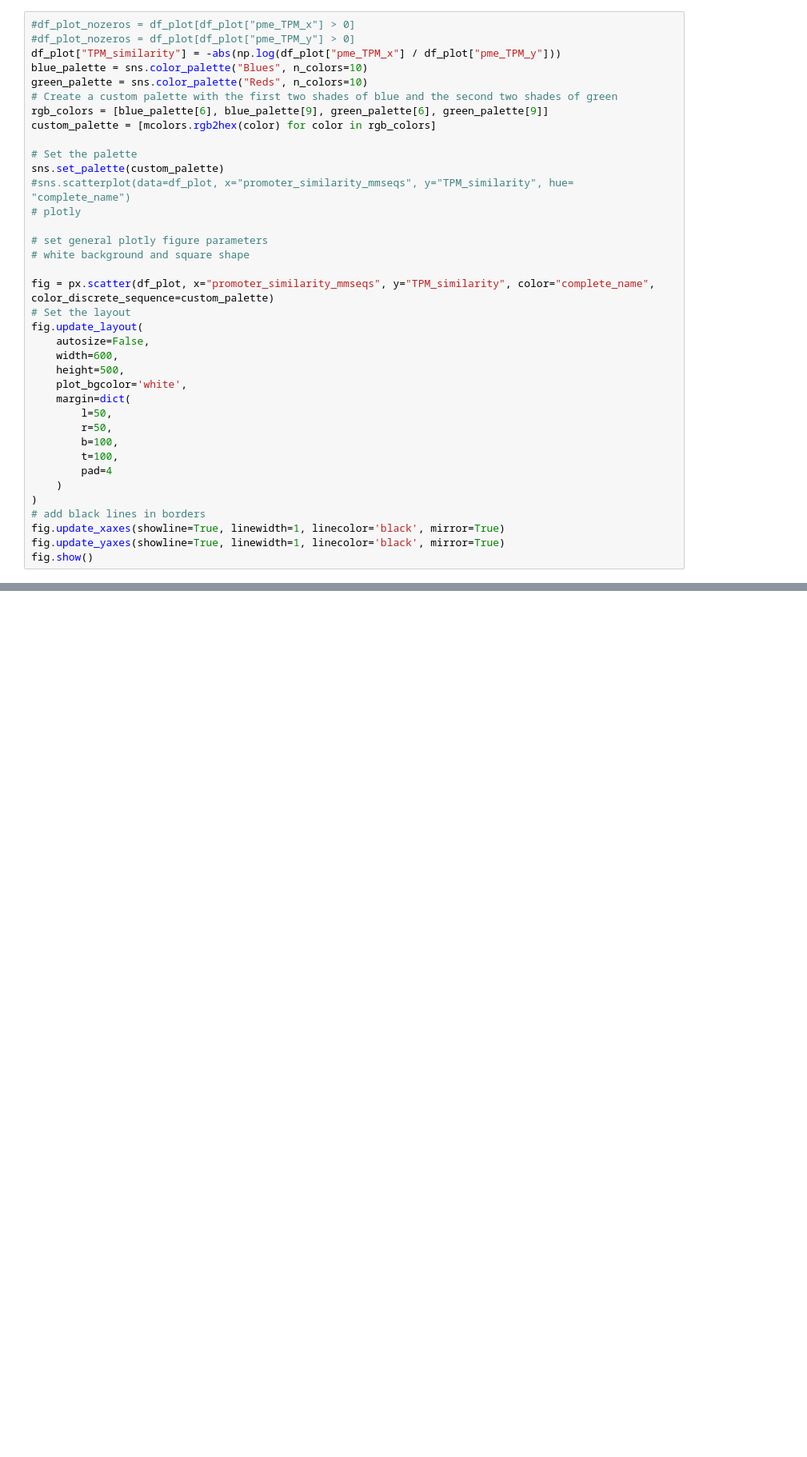
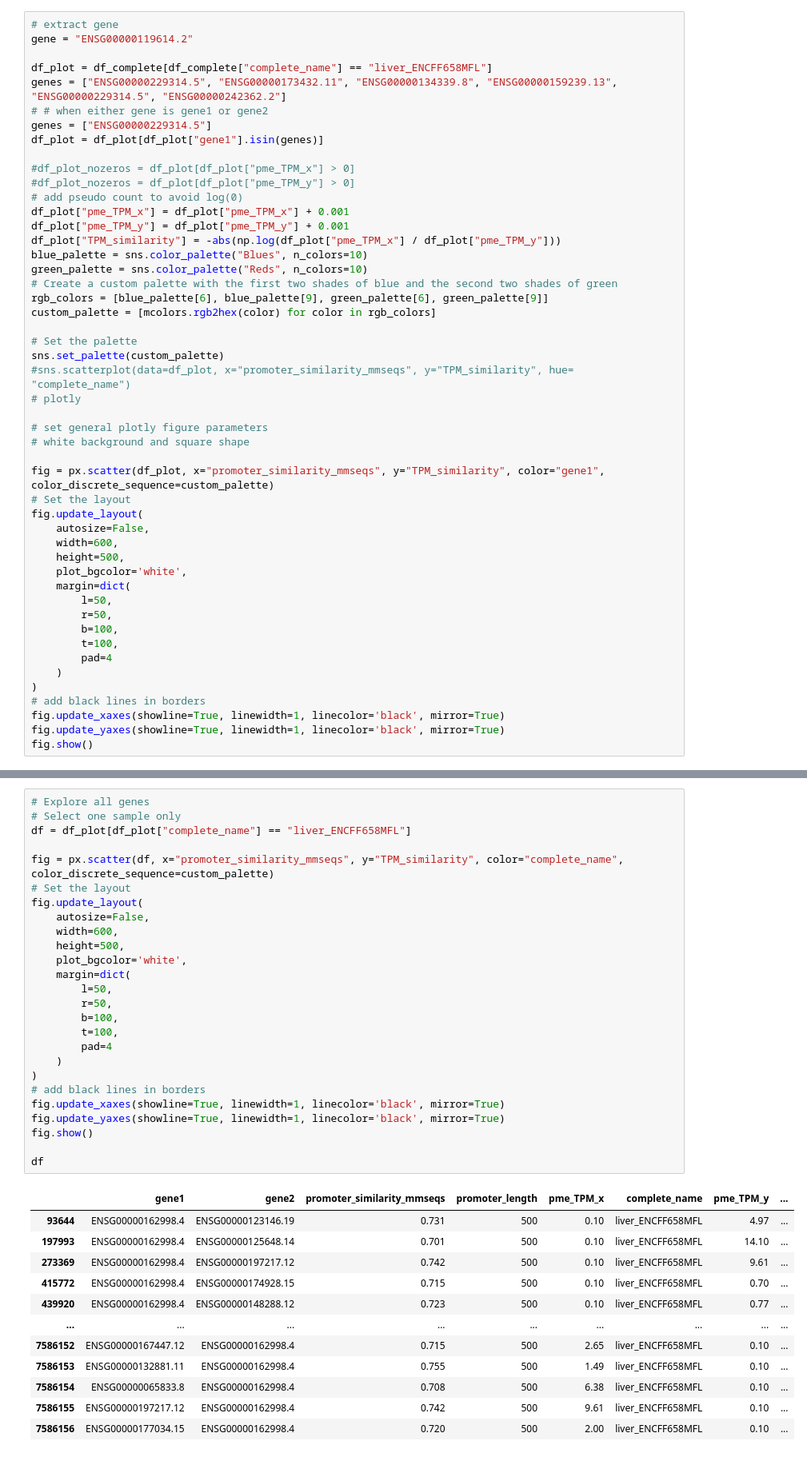
Before and after one commit to luisas/promoter-x, a Jupyter notebook: src/analysis/01_similarity_plots.ipynb, the cells around one changed output, grey strips where cells are left out. Shown at 80% size. Cells and saved outputs as stored; diff of their text form; blank space fills up the shorter version.

```diff
--- a/src/analysis/01_similarity_plots.ipynb
+++ b/src/analysis/01_similarity_plots.ipynb
@@ -18,6 +119,18 @@ df_plot = df_plot[(df_plot["gene1"] == gene) | (df_plot["gene2"] == gene)]
 # %%
+# extract gene
+gene = "ENSG00000119614.2"
+
+df_plot = df_complete[df_complete["complete_name"] == "liver_ENCFF658MFL"]
+genes = ["ENSG00000229314.5", "ENSG00000173432.11", "ENSG00000134339.8", "ENSG00000159239.13", "ENSG00000229314.5", "ENSG00000242362.2"]
+# # when either gene is gene1 or gene2
+genes = ["ENSG00000229314.5"]
+df_plot = df_plot[df_plot["gene1"].isin(genes)]
+
 #df_plot_nozeros = df_plot[df_plot["pme_TPM_x"] > 0]
 #df_plot_nozeros = df_plot[df_plot["pme_TPM_y"] > 0]
+# add pseudo count to avoid log(0)
+df_plot["pme_TPM_x"] = df_plot["pme_TPM_x"] + 0.001
+df_plot["pme_TPM_y"] = df_plot["pme_TPM_y"] + 0.001
 df_plot["TPM_similarity"] = -abs(np.log(df_plot["pme_TPM_x"] / df_plot["pme_TPM_y"]))
 blue_palette = sns.color_palette("Blues", n_colors=10)
 green_palette = sns.color_palette("Reds", n_colors=10)
@@ -33,7 +146,7 @@ sns.set_palette(custom_palette)
 # set general plotly figure parameters
 # white background and square shape
 
-fig = px.scatter(df_plot, x="promoter_similarity_mmseqs", y="TPM_similarity", color="complete_name", color_discrete_sequence=custom_palette)
+fig = px.scatter(df_plot, x="promoter_similarity_mmseqs", y="TPM_similarity", color="gene1", color_discrete_sequence=custom_palette)
 # Set the layout
 fig.update_layout(
     autosize=False,
@@ -58,0 +168,39 @@ custom_palette
+# %%
+# Explore all genes
+# Select one sample only
+df = df_plot[df_plot["complete_name"] == "liver_ENCFF658MFL"]
+
+fig = px.scatter(df, x="promoter_similarity_mmseqs", y="TPM_similarity", color="complete_name", color_discrete_sequence=custom_palette)
+# Set the layout
+fig.update_layout(
+    autosize=False,
+    width=600,
+    height=500,
+    plot_bgcolor='white',
+    margin=dict(
+        l=50,
+        r=50,
+        b=100,
+        t=100,
+        pad=4
+    )
+)
+# add black lines in borders
+fig.update_xaxes(showline=True, linewidth=1, linecolor='black', mirror=True)
+fig.update_yaxes(showline=True, linewidth=1, linecolor='black', mirror=True)
+fig.show()
+
+df
+# %% [output]
+|  | gene1 | gene2 | promoter_similarity_mmseqs | promoter_length | pme_TPM_x | complete_name | pme_TPM_y | ... |
+| 93644 | ENSG00000162998.4 | ENSG00000123146.19 | 0.731 | 500 | 0.10 | liver_ENCFF658MFL | 4.97 | ... |
+| 197993 | ENSG00000162998.4 | ENSG00000125648.14 | 0.701 | 500 | 0.10 | liver_ENCFF658MFL | 14.10 | ... |
+| 273369 | ENSG00000162998.4 | ENSG00000197217.12 | 0.742 | 500 | 0.10 | liver_ENCFF658MFL | 9.61 | ... |
+| 415772 | ENSG00000162998.4 | ENSG00000174928.15 | 0.715 | 500 | 0.10 | liver_ENCFF658MFL | 0.70 | ... |
+| 439920 | ENSG00000162998.4 | ENSG00000148288.12 | 0.723 | 500 | 0.10 | liver_ENCFF658MFL | 0.77 | ... |
+| ... | ... | ... | ... | ... | ... | ... | ... | ... |
+| 7586152 | ENSG00000167447.12 | ENSG00000162998.4 | 0.715 | 500 | 2.65 | liver_ENCFF658MFL | 0.10 | ... |
+| 7586153 | ENSG00000132881.11 | ENSG00000162998.4 | 0.755 | 500 | 1.49 | liver_ENCFF658MFL | 0.10 | ... |
+| 7586154 | ENSG00000065833.8 | ENSG00000162998.4 | 0.708 | 500 | 6.38 | liver_ENCFF658MFL | 0.10 | ... |
+| 7586155 | ENSG00000197217.12 | ENSG00000162998.4 | 0.742 | 500 | 9.61 | liver_ENCFF658MFL | 0.10 | ... |
+| 7586156 | ENSG00000177034.15 | ENSG00000162998.4 | 0.720 | 500 | 2.00 | liver_ENCFF658MFL | 0.10 | ... |
```
Also changed, not shown: parts of 9 cells of this notebook, 2 other files.
